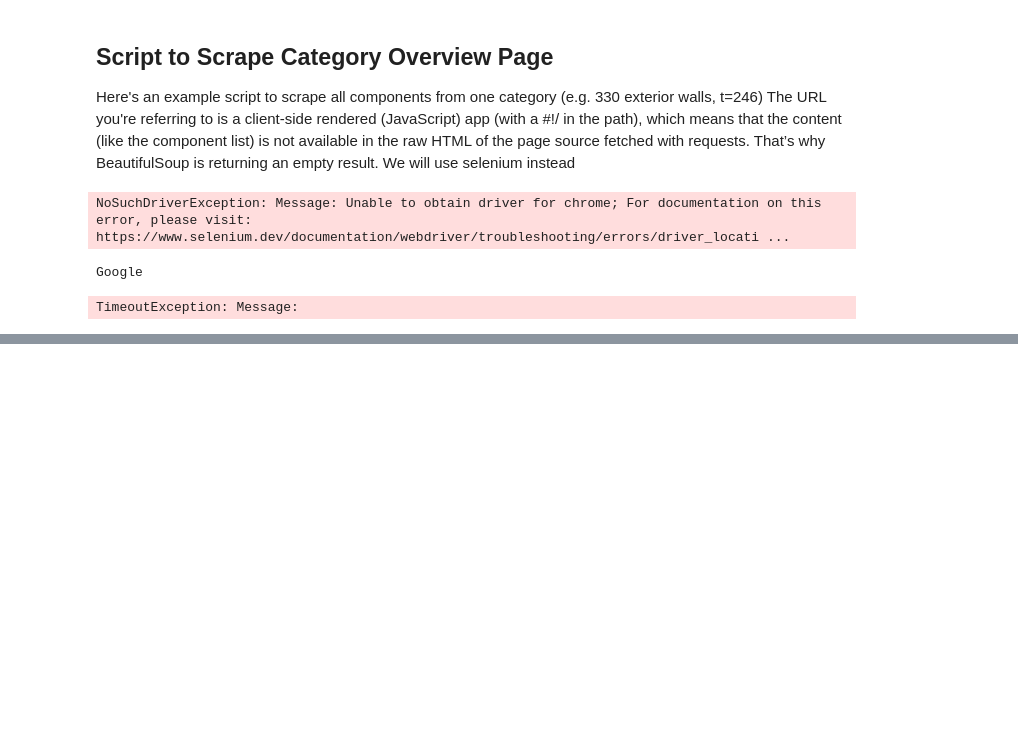
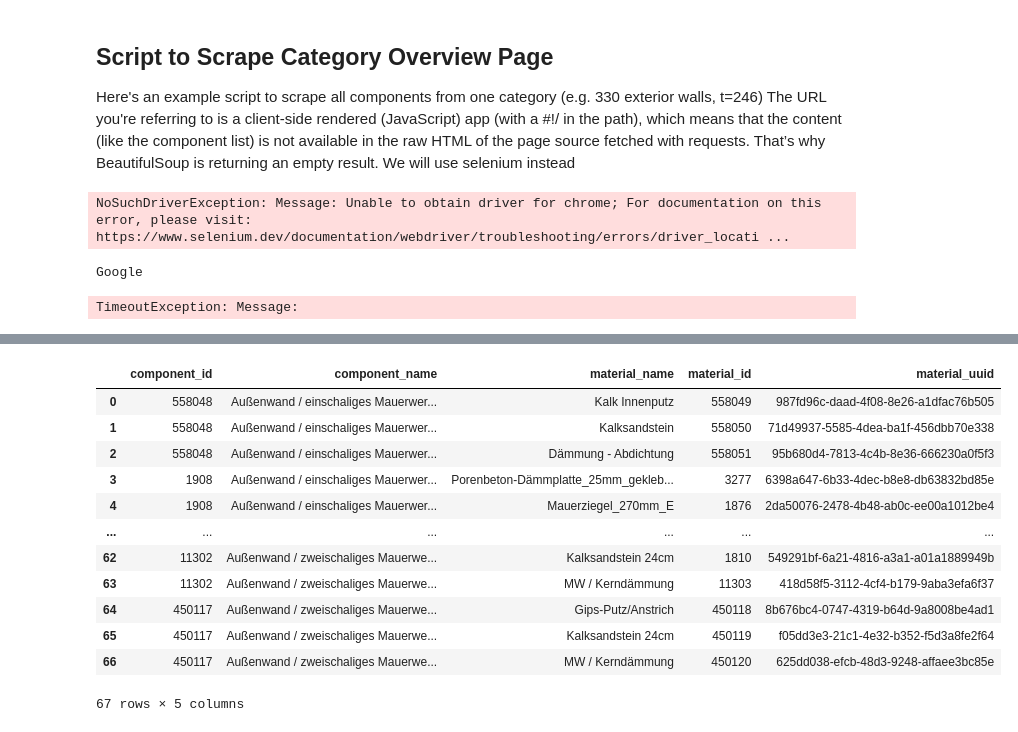
Before and after one commit to n3xtcoder-ai4impact/bbsr-challenge, a Jupyter notebook: elca_scrapping.ipynb, the cells around one changed output, grey strips where cells are left out. Cells and saved outputs as stored; diff of their text form; code cells hidden in the pictures; blank space fills up the shorter version.

```diff
--- a/elca_scrapping.ipynb
+++ b/elca_scrapping.ipynb
@@ -333,0 +681,16 @@ TimeoutException: Message:
+# %%
+df_final
+# %% [output]
+|  | component_id | component_name | material_name | material_id | material_uuid |
+| 0 | 558048 | Außenwand / einschaliges Mauerwer... | Kalk Innenputz | 558049 | 987fd96c-daad-4f08-8e26-a1dfac76b505 |
+| 1 | 558048 | Außenwand / einschaliges Mauerwer... | Kalksandstein | 558050 | 71d49937-5585-4dea-ba1f-456dbb70e338 |
+| 2 | 558048 | Außenwand / einschaliges Mauerwer... | Dämmung - Abdichtung | 558051 | 95b680d4-7813-4c4b-8e36-666230a0f5f3 |
+| 3 | 1908 | Außenwand / einschaliges Mauerwer... | Porenbeton-Dämmplatte_25mm_gekleb... | 3277 | 6398a647-6b33-4dec-b8e8-db63832bd85e |
+| 4 | 1908 | Außenwand / einschaliges Mauerwer... | Mauerziegel_270mm_E | 1876 | 2da50076-2478-4b48-ab0c-ee00a1012be4 |
+| ... | ... | ... | ... | ... | ... |
+| 62 | 11302 | Außenwand / zweischaliges Mauerwe... | Kalksandstein 24cm | 1810 | 549291bf-6a21-4816-a3a1-a01a1889949b |
+| 63 | 11302 | Außenwand / zweischaliges Mauerwe... | MW / Kerndämmung | 11303 | 418d58f5-3112-4cf4-b179-9aba3efa6f37 |
+| 64 | 450117 | Außenwand / zweischaliges Mauerwe... | Gips-Putz/Anstrich | 450118 | 8b676bc4-0747-4319-b64d-9a8008be4ad1 |
+| 65 | 450117 | Außenwand / zweischaliges Mauerwe... | Kalksandstein 24cm | 450119 | f05dd3e3-21c1-4e32-b352-f5d3a8fe2f64 |
+| 66 | 450117 | Außenwand / zweischaliges Mauerwe... | MW / Kerndämmung | 450120 | 625dd038-efcb-48d3-9248-affaee3bc85e |
+67 rows × 5 columns
```
Also changed, not shown: parts of 9 cells of this notebook.
